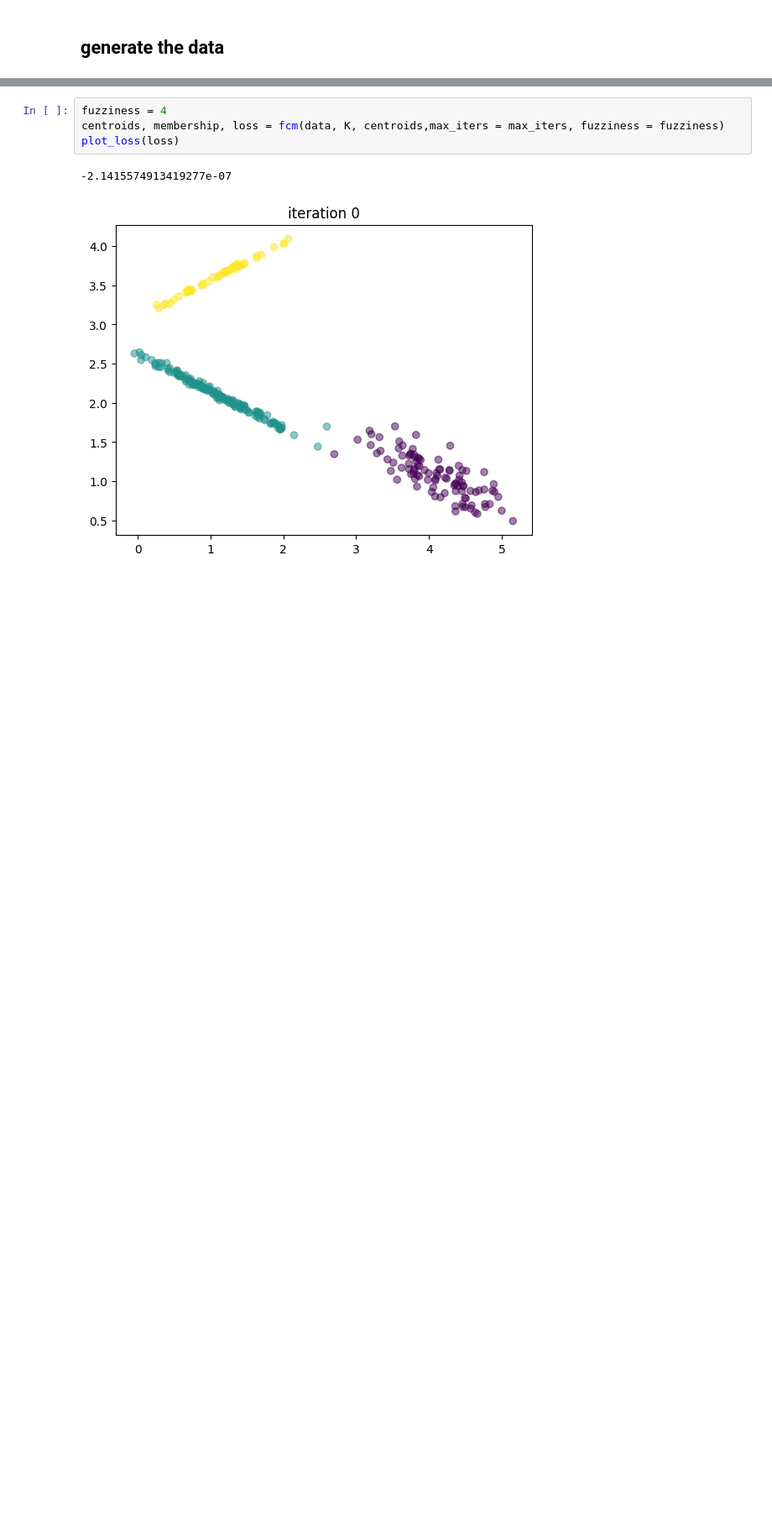
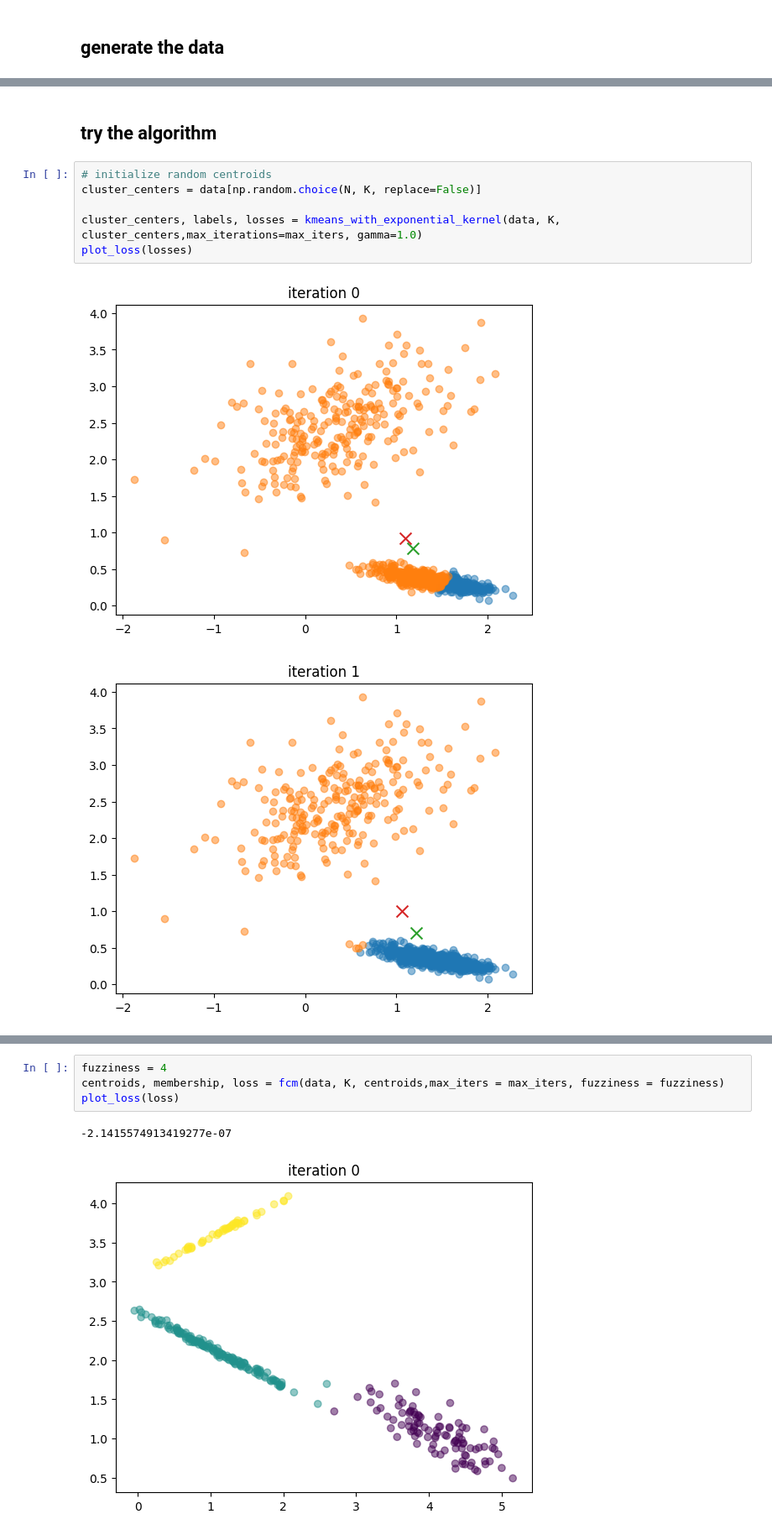
Before and after one commit to nadavo11/FCM_unsupervised_learning, a Jupyter notebook: Gath-Geva-clustering.ipynb, the cells around one changed output, grey strips where cells are left out. Shown at 84% size. Saved outputs shown, nothing was run; the diff lists cells and outputs as text; blank space fills up the shorter version.

```diff
--- a/Gath-Geva-clustering.ipynb
+++ b/Gath-Geva-clustering.ipynb
@@ -296,0 +346,11 @@ def WUOFC(data, K_max, max_iters = 50, fuzziness = 2, tol = 0.001):
+# %% [markdown]
+## try the algorithm
+# %%
+# initialize random centroids
+cluster_centers = data[np.random.choice(N, K, replace=False)]
+
+cluster_centers, labels, losses = kmeans_with_exponential_kernel(data, K, cluster_centers,max_iterations=max_iters, gamma=1.0)
+plot_loss(losses)
+# %% [output]
+[figure, added]
+[figure, added]
```
Also changed, not shown: parts of 23 cells of this notebook.
